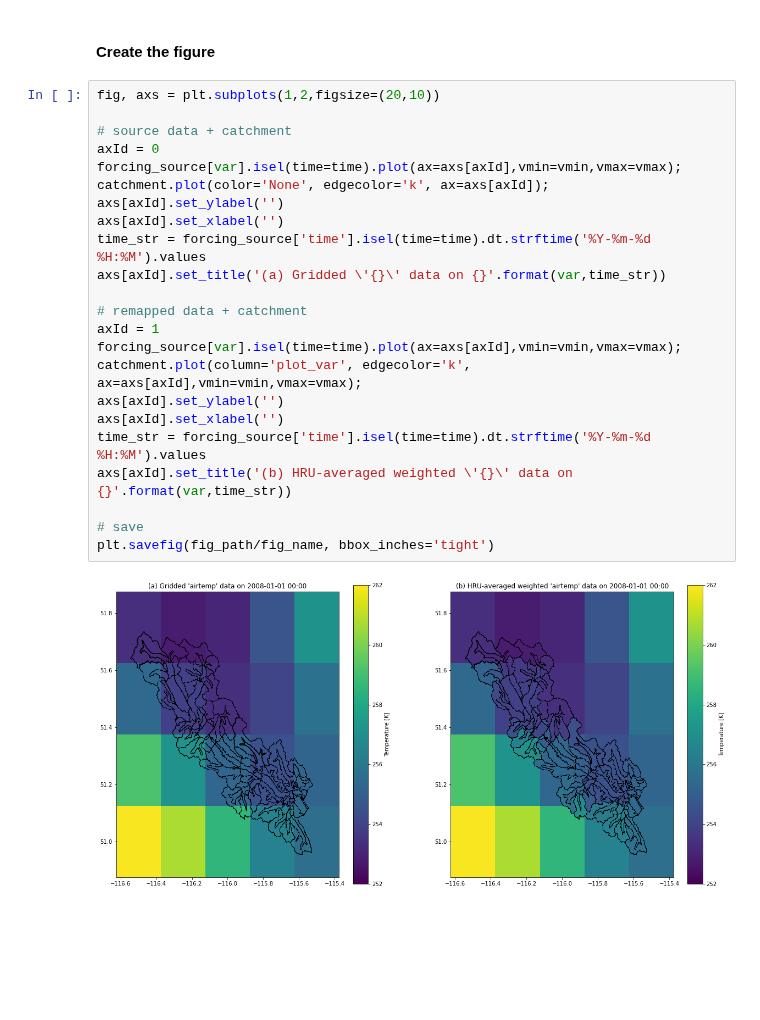
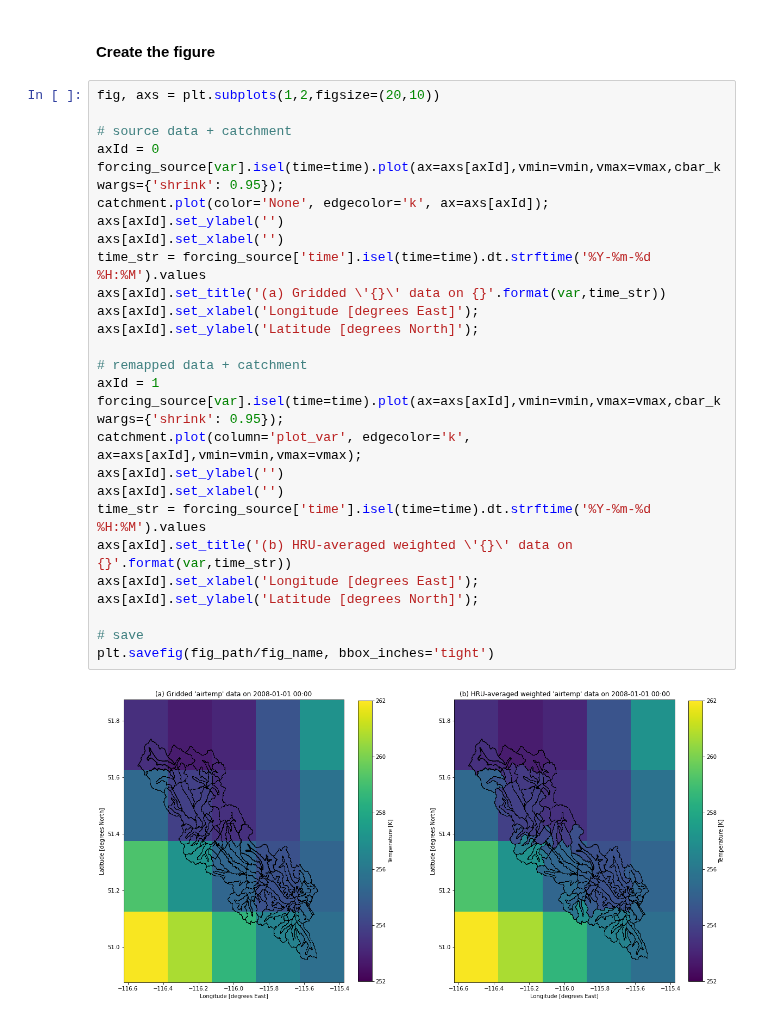
Before and after one commit to zhentao-han/NA-CWARHM, a Jupyter notebook: 7_visualization/3_forcing_grid_vs_catchment_averaged.ipynb, the cells around one changed output. Cells and saved outputs as stored; diff of their text form; blank space fills up the shorter version.

```diff
--- a/7_visualization/3_forcing_grid_vs_catchment_averaged.ipynb
+++ b/7_visualization/3_forcing_grid_vs_catchment_averaged.ipynb
@@ -136,25 +152,29 @@ if (forcing_basin['hruId'] == catchment[shp_hru]).all(): # check that they are i
 # %%
 fig, axs = plt.subplots(1,2,figsize=(20,10))
 
 # source data + catchment
 axId = 0
-forcing_source[var].isel(time=time).plot(ax=axs[axId],vmin=vmin,vmax=vmax);
+forcing_source[var].isel(time=time).plot(ax=axs[axId],vmin=vmin,vmax=vmax,cbar_kwargs={'shrink': 0.95});
 catchment.plot(color='None', edgecolor='k', ax=axs[axId]);
 axs[axId].set_ylabel('')
 axs[axId].set_xlabel('')
 time_str = forcing_source['time'].isel(time=time).dt.strftime('%Y-%m-%d %H:%M').values
 axs[axId].set_title('(a) Gridded \'{}\' data on {}'.format(var,time_str))
+axs[axId].set_xlabel('Longitude [degrees East]');
+axs[axId].set_ylabel('Latitude [degrees North]');
 
 # remapped data + catchment
 axId = 1
-forcing_source[var].isel(time=time).plot(ax=axs[axId],vmin=vmin,vmax=vmax);
+forcing_source[var].isel(time=time).plot(ax=axs[axId],vmin=vmin,vmax=vmax,cbar_kwargs={'shrink': 0.95});
 catchment.plot(column='plot_var', edgecolor='k', ax=axs[axId],vmin=vmin,vmax=vmax);
 axs[axId].set_ylabel('')
 axs[axId].set_xlabel('')
 time_str = forcing_source['time'].isel(time=time).dt.strftime('%Y-%m-%d %H:%M').values
 axs[axId].set_title('(b) HRU-averaged weighted \'{}\' data on {}'.format(var,time_str))
+axs[axId].set_xlabel('Longitude [degrees East]');
+axs[axId].set_ylabel('Latitude [degrees North]');
 
 # save
 plt.savefig(fig_path/fig_name, bbox_inches='tight')
 # %% [output]
-[figure, old version]
+[figure, new version]
```
Also changed, not shown: parts of 1 cell of this notebook, 6 other files.
